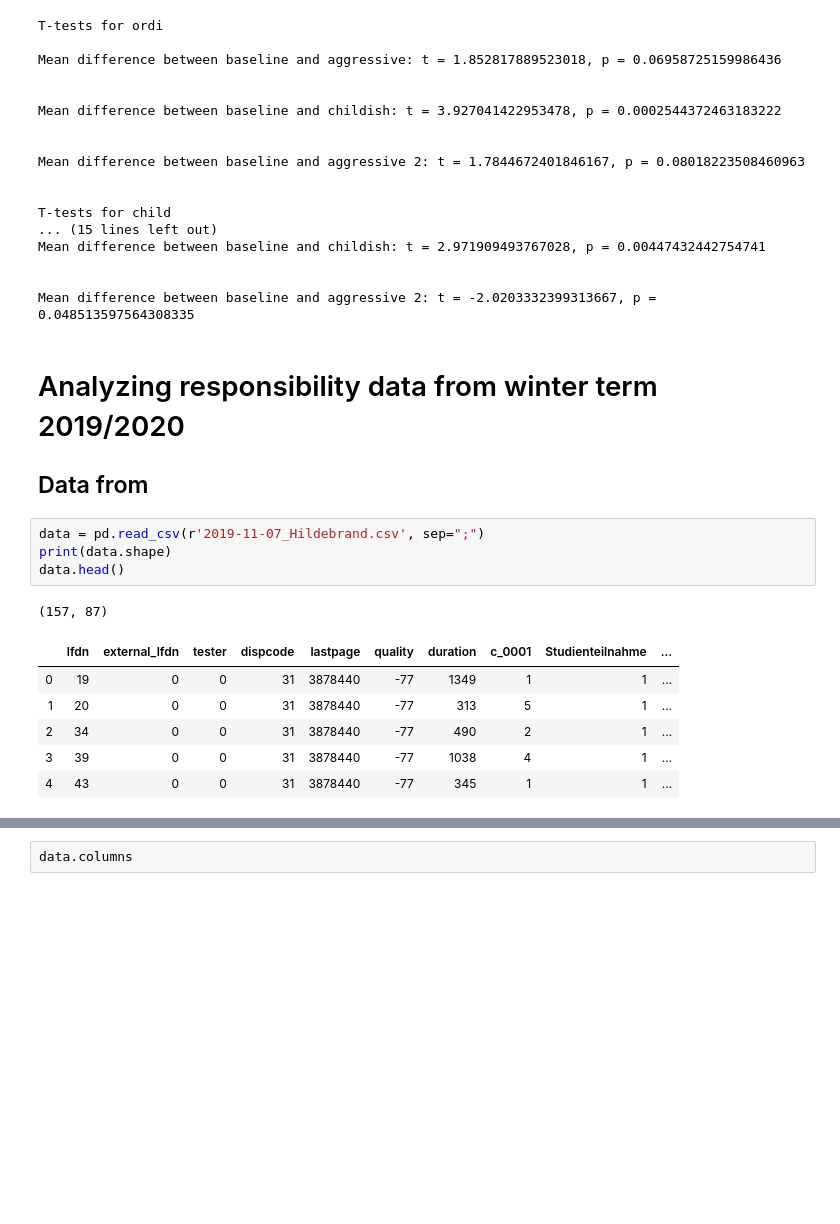
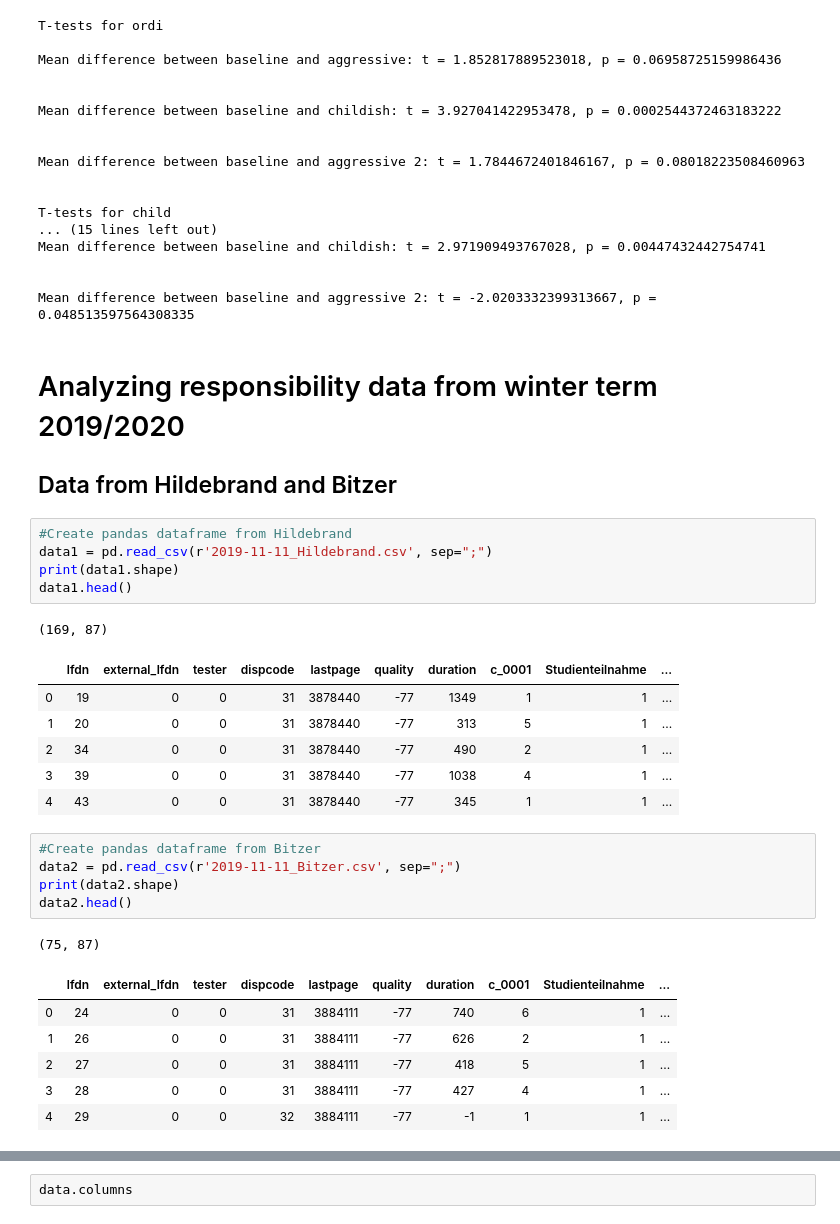
Before and after one commit to steffenwoelfl/Car-Responsibility, a Jupyter notebook: resp_analysis.ipynb, the cells around one changed output, grey strips where cells are left out. Drawn from its saved outputs; the diff is of its cells as text; blank space fills up the shorter version.

```diff
--- a/resp_analysis.ipynb
+++ b/resp_analysis.ipynb
@@ -309,16 +320,30 @@ Mean difference between baseline and aggressive 2: t = -2.0203332399313667, p =
 # %% [markdown]
 # Analyzing responsibility data from winter term 2019/2020
 
-## Data from
+## Data from Hildebrand and Bitzer
 # %%
-data = pd.read_csv(r'2019-11-07_Hildebrand.csv', sep=";")
-print(data.shape)
-data.head()
+#Create pandas dataframe from Hildebrand
+data1 = pd.read_csv(r'2019-11-11_Hildebrand.csv', sep=";")
+print(data1.shape)
+data1.head()
 # %% [output]
-(157, 87)
+(169, 87)
 |  | lfdn | external_lfdn | tester | dispcode | lastpage | quality | duration | c_0001 | Studienteilnahme | ... |
 | 0 | 19 | 0 | 0 | 31 | 3878440 | -77 | 1349 | 1 | 1 | ... |
 | 1 | 20 | 0 | 0 | 31 | 3878440 | -77 | 313 | 5 | 1 | ... |
 | 2 | 34 | 0 | 0 | 31 | 3878440 | -77 | 490 | 2 | 1 | ... |
 | 3 | 39 | 0 | 0 | 31 | 3878440 | -77 | 1038 | 4 | 1 | ... |
 | 4 | 43 | 0 | 0 | 31 | 3878440 | -77 | 345 | 1 | 1 | ... |
+# %%
+#Create pandas dataframe from Bitzer
+data2 = pd.read_csv(r'2019-11-11_Bitzer.csv', sep=";")
+print(data2.shape)
+data2.head()
+# %% [output]
+(75, 87)
+|  | lfdn | external_lfdn | tester | dispcode | lastpage | quality | duration | c_0001 | Studienteilnahme | ... |
+| 0 | 24 | 0 | 0 | 31 | 3884111 | -77 | 740 | 6 | 1 | ... |
+| 1 | 26 | 0 | 0 | 31 | 3884111 | -77 | 626 | 2 | 1 | ... |
+| 2 | 27 | 0 | 0 | 31 | 3884111 | -77 | 418 | 5 | 1 | ... |
+| 3 | 28 | 0 | 0 | 31 | 3884111 | -77 | 427 | 4 | 1 | ... |
+| 4 | 29 | 0 | 0 | 32 | 3884111 | -77 | -1 | 1 | 1 | ... |
```
Also changed, not shown: parts of 34 cells of this notebook.
